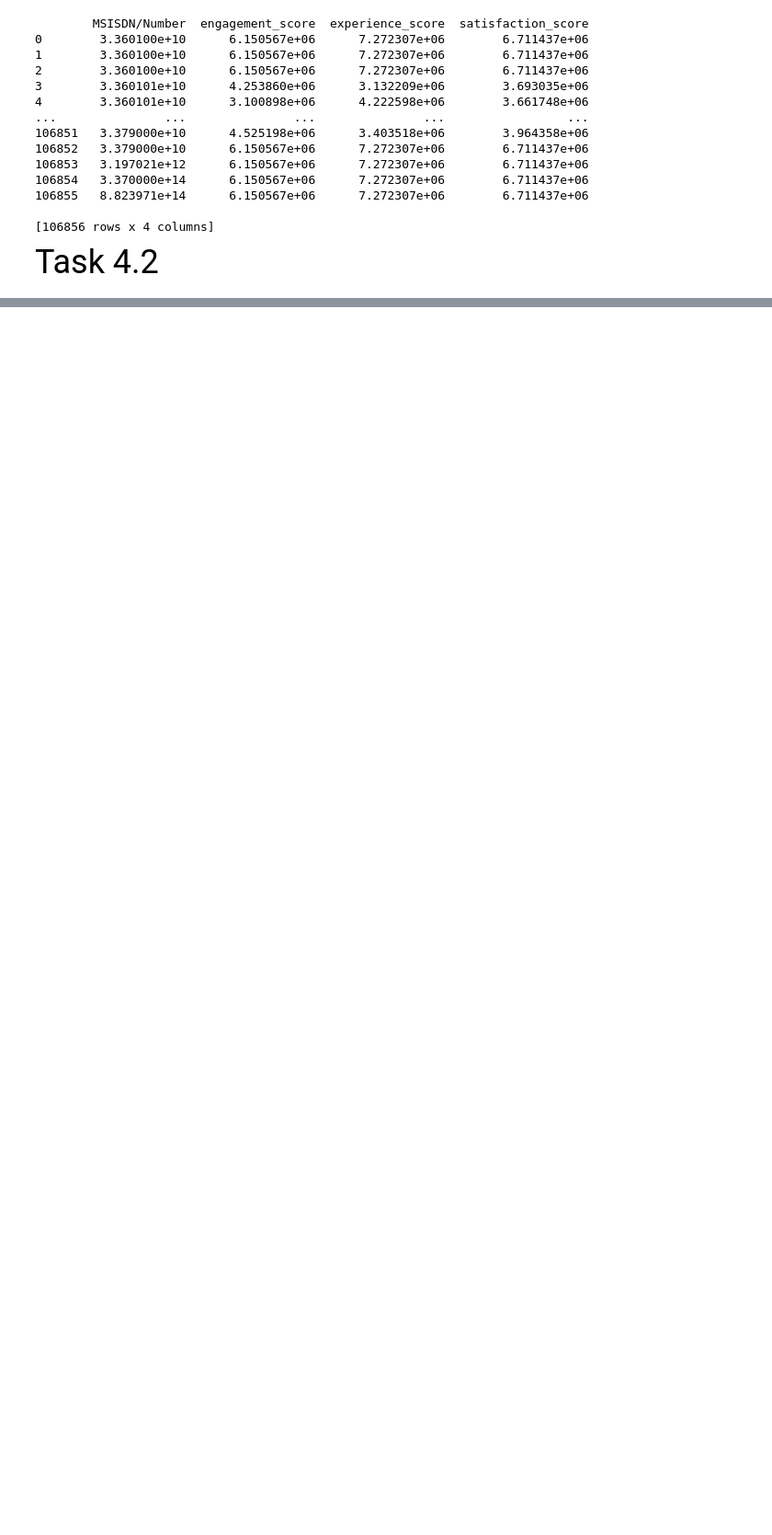
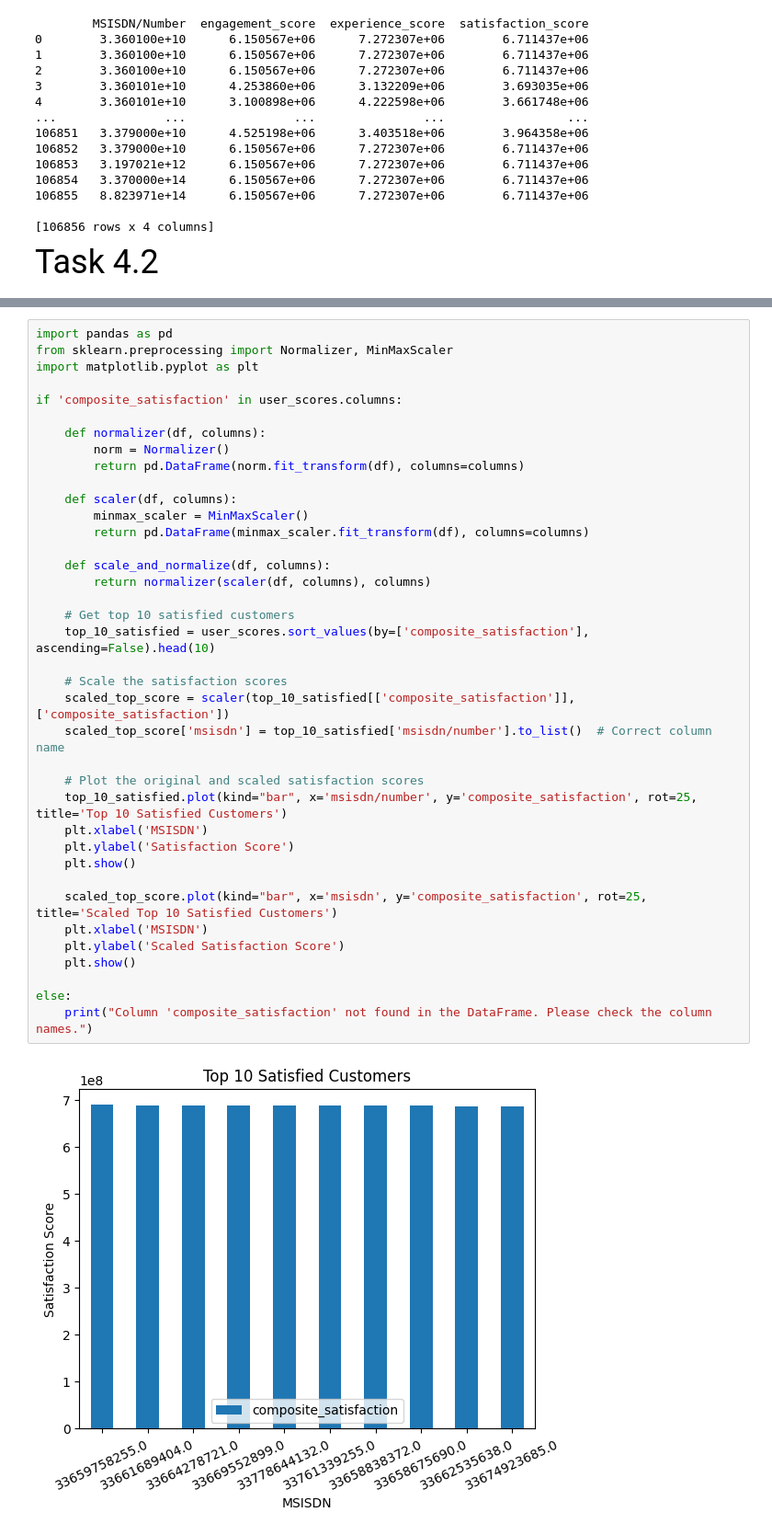
Before and after one commit to Wbam/Week-2, a Jupyter notebook: notebooks/SatisfactionAnalysis.ipynb, the cells around one changed output, grey strips where cells are left out. Shown at 92% size. Cells and saved outputs as stored; diff of their text form; blank space fills up the shorter version.

```diff
--- a/notebooks/SatisfactionAnalysis.ipynb
+++ b/notebooks/SatisfactionAnalysis.ipynb
@@ -107,3 +105,43 @@ print(top_10_satisfied[['bearer_id', 'satisfaction_score']])
 12304  7.277826e+18         844423219.0
 11097  1.304243e+19         844046078.0
 4778   1.304243e+19         843055114.0
+# %%
+import pandas as pd
+from sklearn.preprocessing import Normalizer, MinMaxScaler
+import matplotlib.pyplot as plt
+
+if 'composite_satisfaction' in user_scores.columns:
+
+    def normalizer(df, columns):
+        norm = Normalizer()
+        return pd.DataFrame(norm.fit_transform(df), columns=columns)
+
+    def scaler(df, columns):
+        minmax_scaler = MinMaxScaler()
+        return pd.DataFrame(minmax_scaler.fit_transform(df), columns=columns)
+
+    def scale_and_normalize(df, columns):
+        return normalizer(scaler(df, columns), columns)
+
+    # Get top 10 satisfied customers
+    top_10_satisfied = user_scores.sort_values(by=['composite_satisfaction'], ascending=False).head(10)
+
+    # Scale the satisfaction scores
+    scaled_top_score = scaler(top_10_satisfied[['composite_satisfaction']], ['composite_satisfaction'])
+    scaled_top_score['msisdn'] = top_10_satisfied['msisdn/number'].to_list()  # Correct column name
+
+    # Plot the original and scaled satisfaction scores
+    top_10_satisfied.plot(kind="bar", x='msisdn/number', y='composite_satisfaction', rot=25, title='Top 10 Satisfied Customers')
+    plt.xlabel('MSISDN')
+    plt.ylabel('Satisfaction Score')
+    plt.show()
+
+    scaled_top_score.plot(kind="bar", x='msisdn', y='composite_satisfaction', rot=25, title='Scaled Top 10 Satisfied Customers')
+    plt.xlabel('MSISDN')
+    plt.ylabel('Scaled Satisfaction Score')
+    plt.show()
+
+else:
+    print("Column 'composite_satisfaction' not found in the DataFrame. Please check the column names.")
+# %% [output]
+[figure, added]
```
Also changed, not shown: parts of 4 cells of this notebook.
